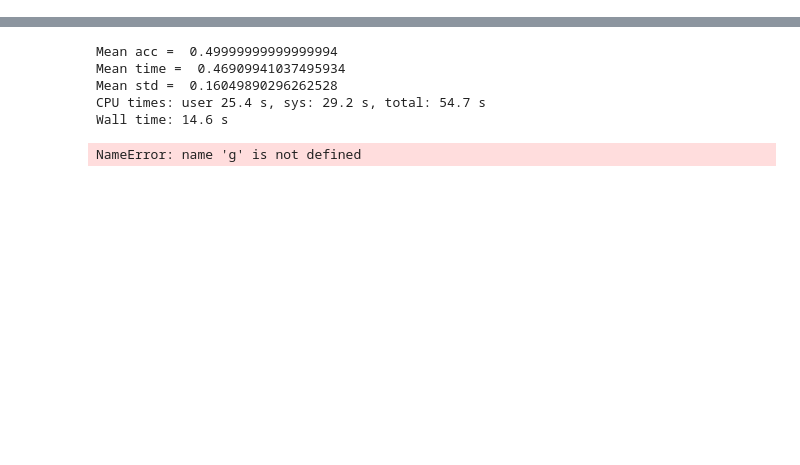
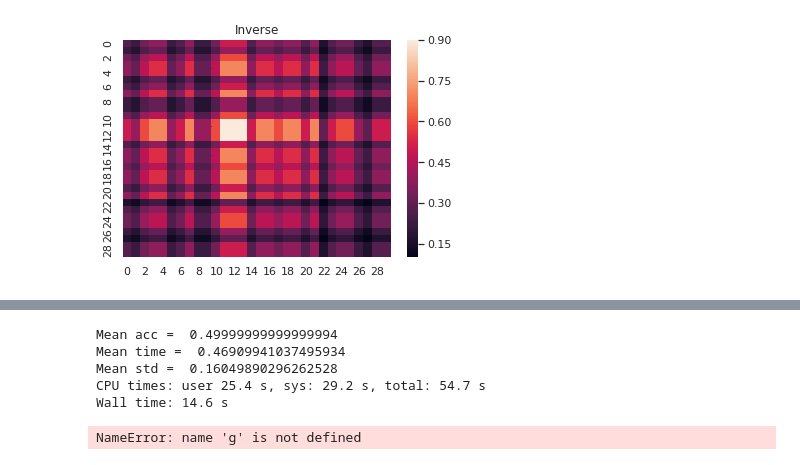
Before and after one commit to leoandeol/graph-kernels, a Jupyter notebook: tests.ipynb, the cells around one changed output, grey strips where cells are left out. Cells and saved outputs as stored; diff of their text form; code cells hidden in the pictures; blank space fills up the shorter version.

```diff
--- a/tests.ipynb
+++ b/tests.ipynb
@@ -53,0 +23,6 @@ sns.heatmap(ker.build_gram_matrix(db2[:,0],kernel=ker.spec_decomp_kernel))
+# %%
+%%timeit
+plt.clf()
+plt.title("Inverse")
+sns.heatmap(ker.build_gram_matrix(db2[:,0],kernel=ker.inv_kernel))
+# %% [output]
@@ -53,0 +30 @@ sns.heatmap(ker.build_gram_matrix(db2[:,0],kernel=ker.spec_decomp_kernel))
+[figure, added]
```
Also changed, not shown: parts of 6 cells of this notebook, 1 other file.
